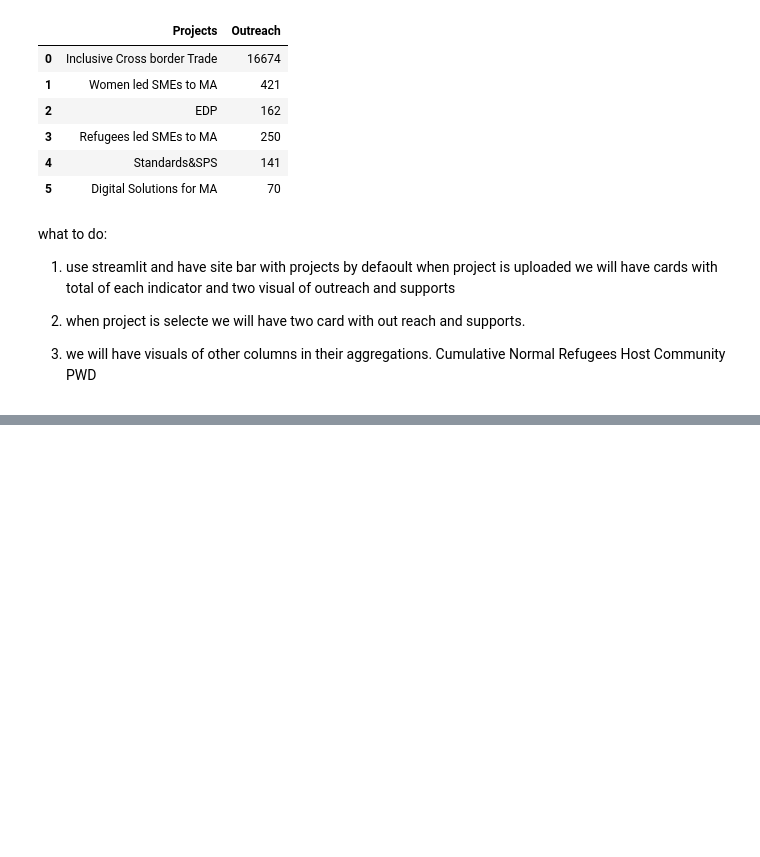
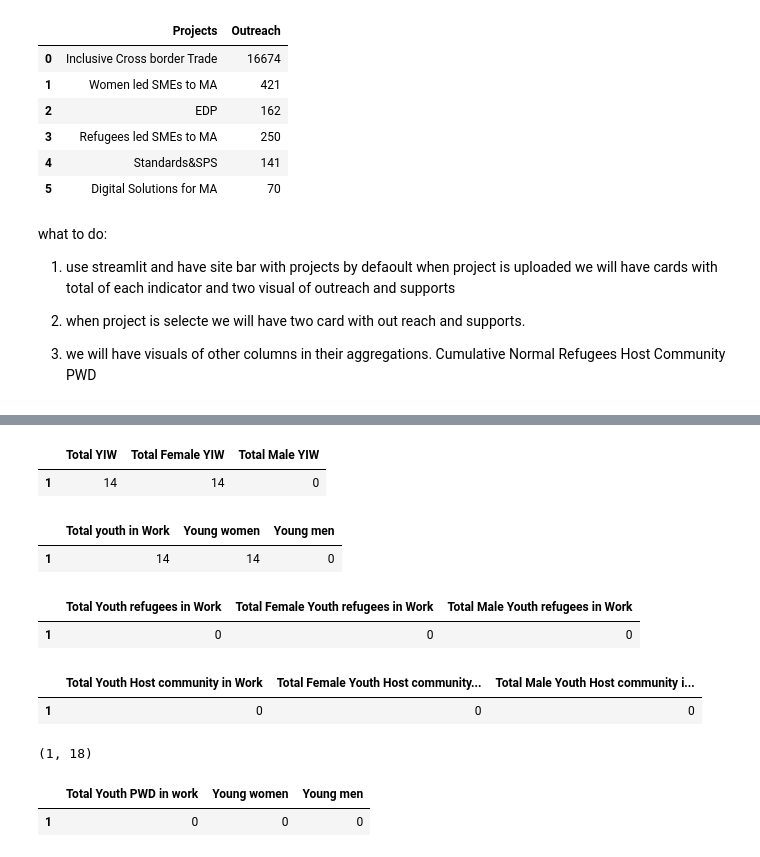
Before and after one commit to Rootkiti/tool, a Jupyter notebook: tool.ipynb, the cells around one changed output, grey strips where cells are left out. Drawn from its saved outputs; the diff is of its cells as text; code cells hidden in the pictures; blank space fills up the shorter version.

```diff
--- a/tool.ipynb
+++ b/tool.ipynb
@@ -96,0 +118,3 @@ PWD
+# %%
+filtered_df = data1.loc[data1['Projects'] == "Women led SMEs to MA"]
+filtered_df.columns
@@ -96,0 +132,38 @@ PWD
+# %%
+cumulative = filtered_df[['Total YIW','Total Female YIW','Total Male YIW']]
+cumulative
+# %% [output]
+|  | Total YIW | Total Female YIW | Total Male YIW |
+| 1 | 14 | 14 | 0 |
+# %%
+norm = filtered_df.iloc[:,6:9] #[['Total youth in Work','Young women','Young men']]
+norm
+# %% [output]
+|  | Total youth in Work | Young women | Young men |
+| 1 | 14 | 14 | 0 |
+# %%
+refuge = filtered_df[['Total Youth refugees in Work',
+                      'Total Female Youth refugees in Work',
+                      'Total Male Youth refugees in Work',]]
+refuge
+# %% [output]
+|  | Total Youth refugees in Work | Total Female Youth refugees in Work | Total Male Youth refugees in Work |
+| 1 | 0 | 0 | 0 |
+# %%
+community = filtered_df[['Total Youth Host community in Work',
+                         'Total Female Youth Host community in Work',
+                         ' Total Male Youth Host community in Work',]]
+community
+# %% [output]
+|  | Total Youth Host community in Work | Total Female Youth Host community... | Total Male Youth Host community i... |
+| 1 | 0 | 0 | 0 |
+# %%
+filtered_df.shape
+# %% [output]
+(1, 18)
+# %%
+pwd = filtered_df.iloc[:,15:] #[['Total Youth PWD in work','Young women', 'Young men']]
+pwd
+# %% [output]
+|  | Total Youth PWD in work | Young women | Young men |
+| 1 | 0 | 0 | 0 |
```
Also changed, not shown: parts of 5 cells of this notebook, 2 other files.
